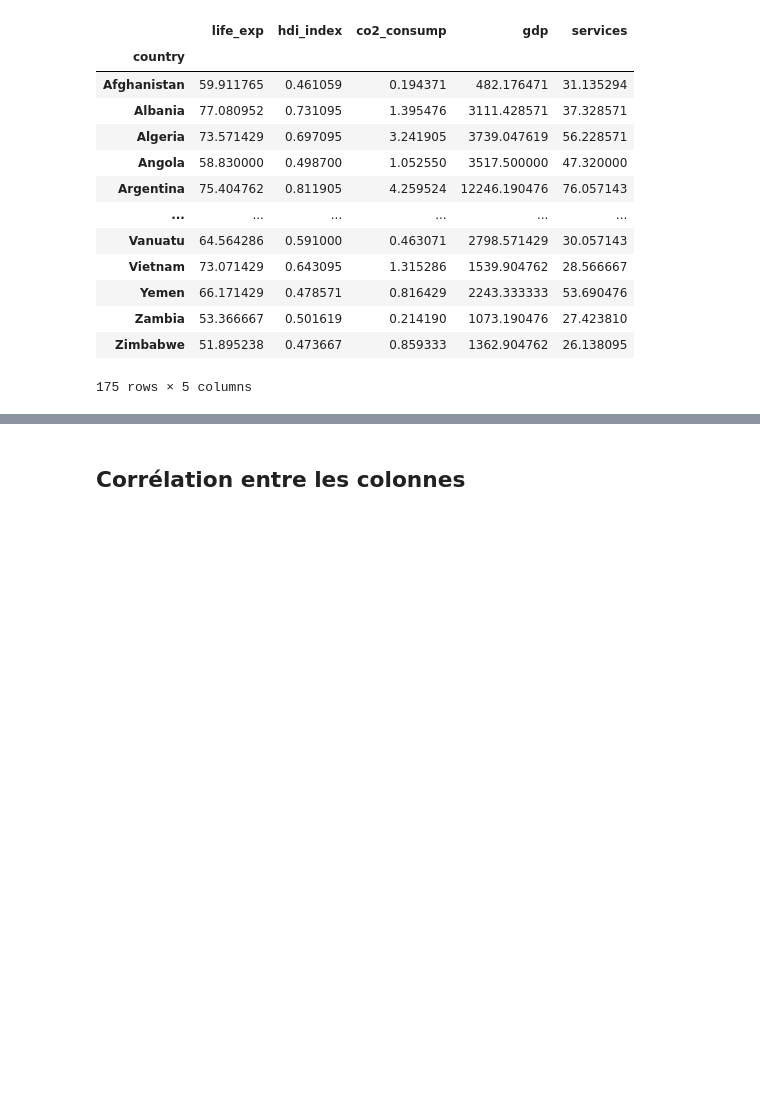
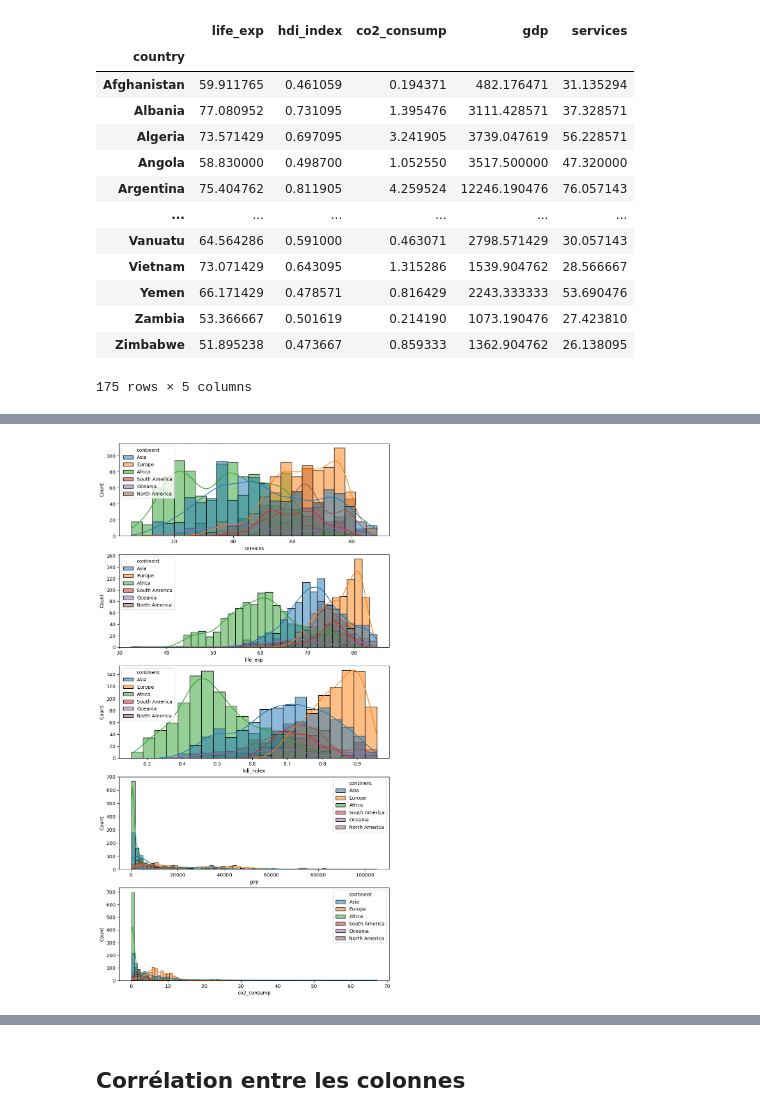
Before and after one commit to Runhilia/DataMining, a Jupyter notebook: gapminder.ipynb, the cells around one changed output, grey strips where cells are left out. Cells and saved outputs as stored; diff of their text form; code cells hidden in the pictures; blank space fills up the shorter version.

```diff
--- a/gapminder.ipynb
+++ b/gapminder.ipynb
@@ -146,0 +186,11 @@ df_mean
+# %%
+# histogramme comparaison des varibles par continent
+fig, ax = plt.subplots(5, 1, figsize = (10, 20))
+sns.histplot(data = df, x = 'services', hue = 'continent', ax = ax[0], kde = True)
+sns.histplot(data = df, x = 'life_exp', hue = 'continent', ax = ax[1], kde = True)
+sns.histplot(data = df, x = 'hdi_index', hue = 'continent', ax = ax[2], kde = True)
+sns.histplot(data = df, x = 'gdp', hue = 'continent', ax = ax[3], kde = True)
+sns.histplot(data = df, x = 'co2_consump', hue = 'continent', ax = ax[4], kde = True)
+plt.show()
+# %% [output]
+[figure, added]
```
Also changed, not shown: parts of 8 cells of this notebook.
